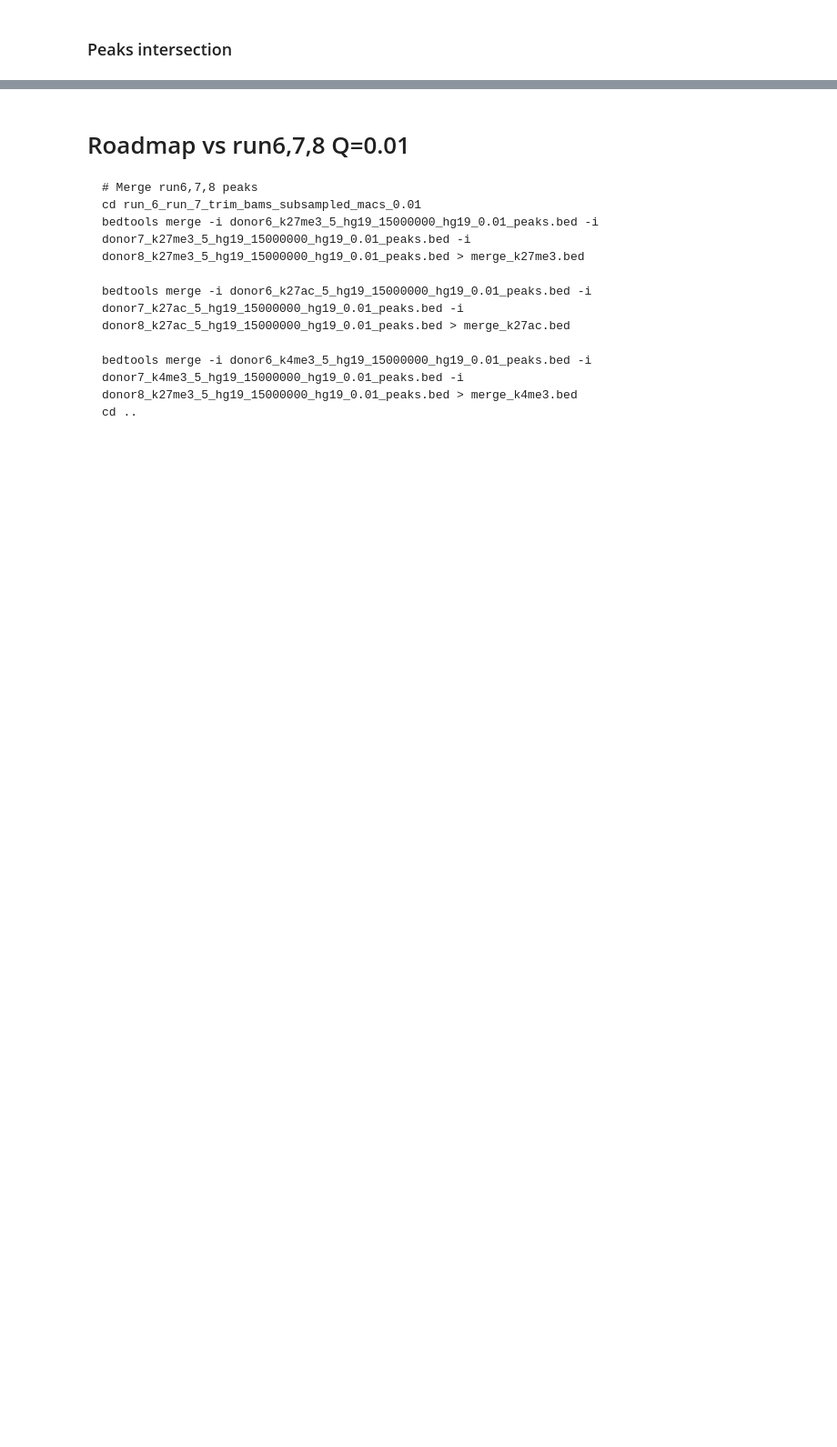
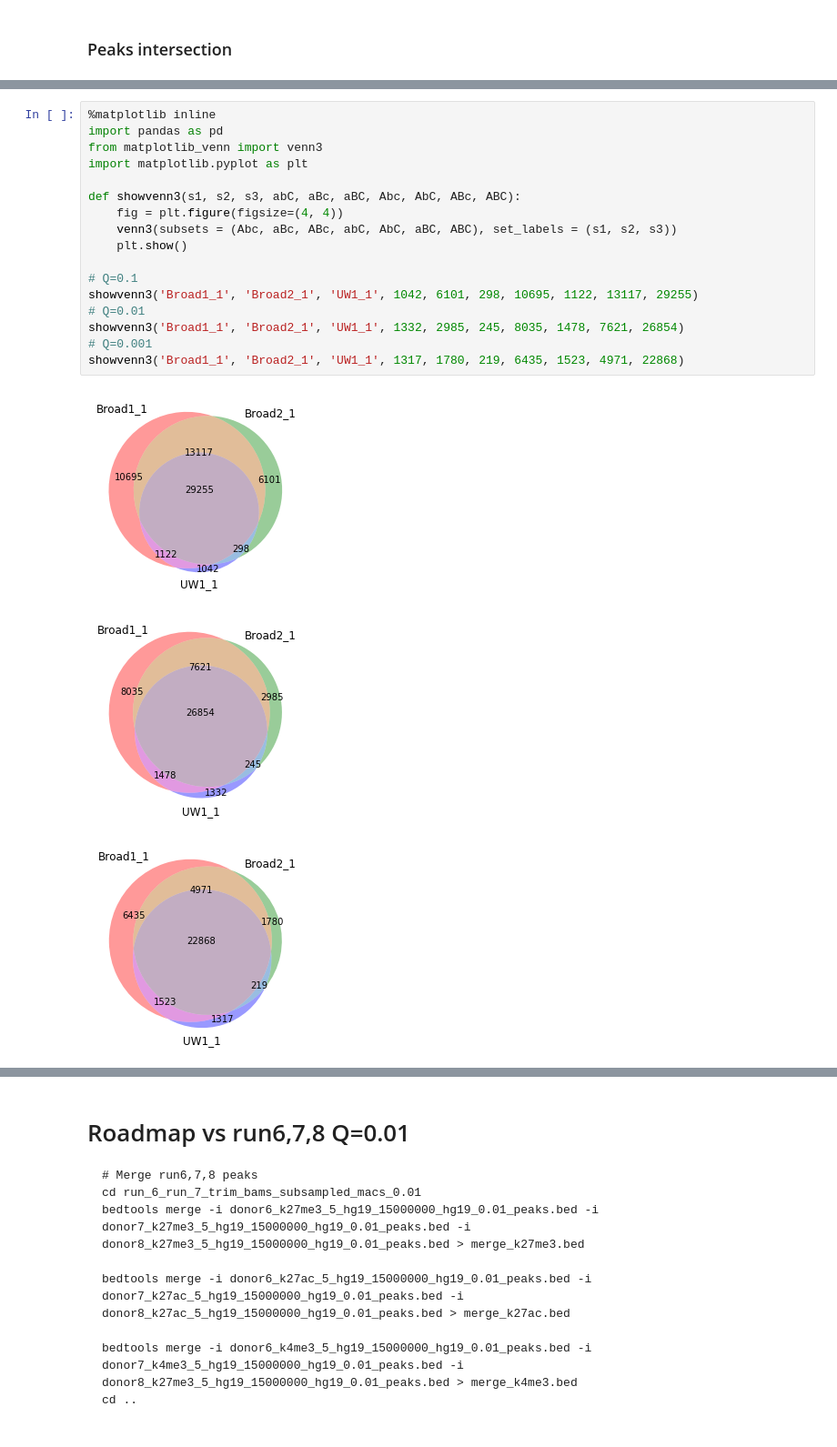
Before and after one commit to JetBrains-Research/washu, a Jupyter notebook: analysis.ipynb, the cells around one changed output, grey strips where cells are left out. Shown at 91% size. Saved outputs shown, nothing was run; the diff lists cells and outputs as text; blank space fills up the shorter version.

```diff
--- a/analysis.ipynb
+++ b/analysis.ipynb
@@ -116,0 +237,21 @@ SRR787552_k27ac.sra
+# %%
+%matplotlib inline
+import pandas as pd
+from matplotlib_venn import venn3
+import matplotlib.pyplot as plt
+
+def showvenn3(s1, s2, s3, abC, aBc, aBC, Abc, AbC, ABc, ABC):
+    fig = plt.figure(figsize=(4, 4))
+    venn3(subsets = (Abc, aBc, ABc, abC, AbC, aBC, ABC), set_labels = (s1, s2, s3))
+    plt.show()
+
+# Q=0.1
+showvenn3('Broad1_1', 'Broad2_1', 'UW1_1', 1042, 6101, 298, 10695, 1122, 13117, 29255)
+# Q=0.01
+showvenn3('Broad1_1', 'Broad2_1', 'UW1_1', 1332, 2985, 245, 8035, 1478, 7621, 26854)
+# Q=0.001
+showvenn3('Broad1_1', 'Broad2_1', 'UW1_1', 1317, 1780, 219, 6435, 1523, 4971, 22868)
+# %% [output]
+[figure, added]
+[figure, added]
+[figure, added]
```
Also changed, not shown: parts of 20 cells of this notebook.
